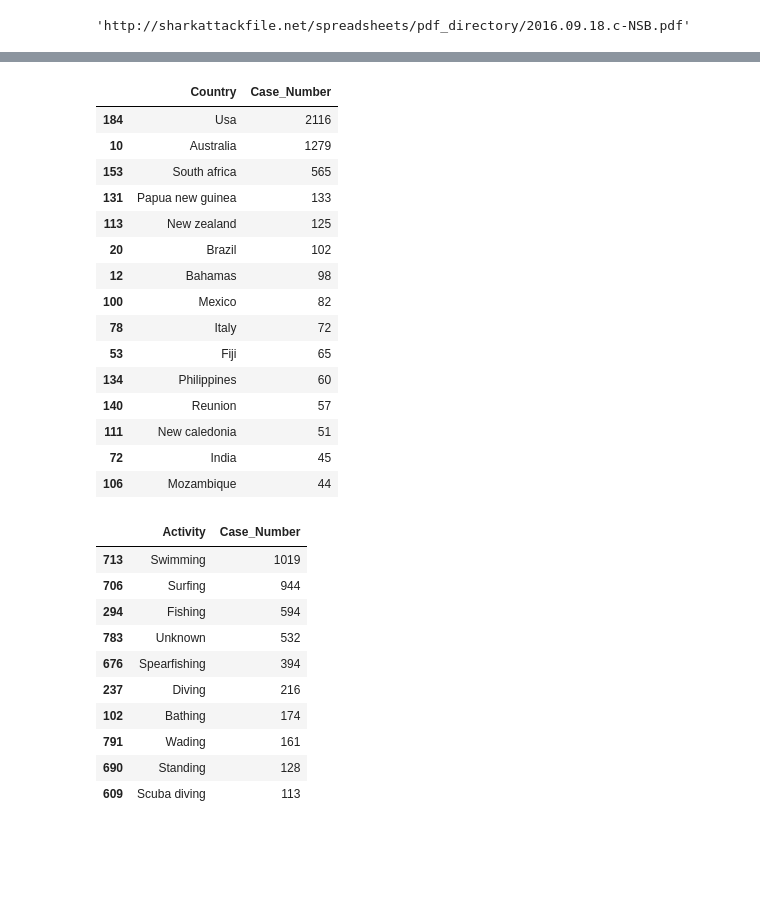
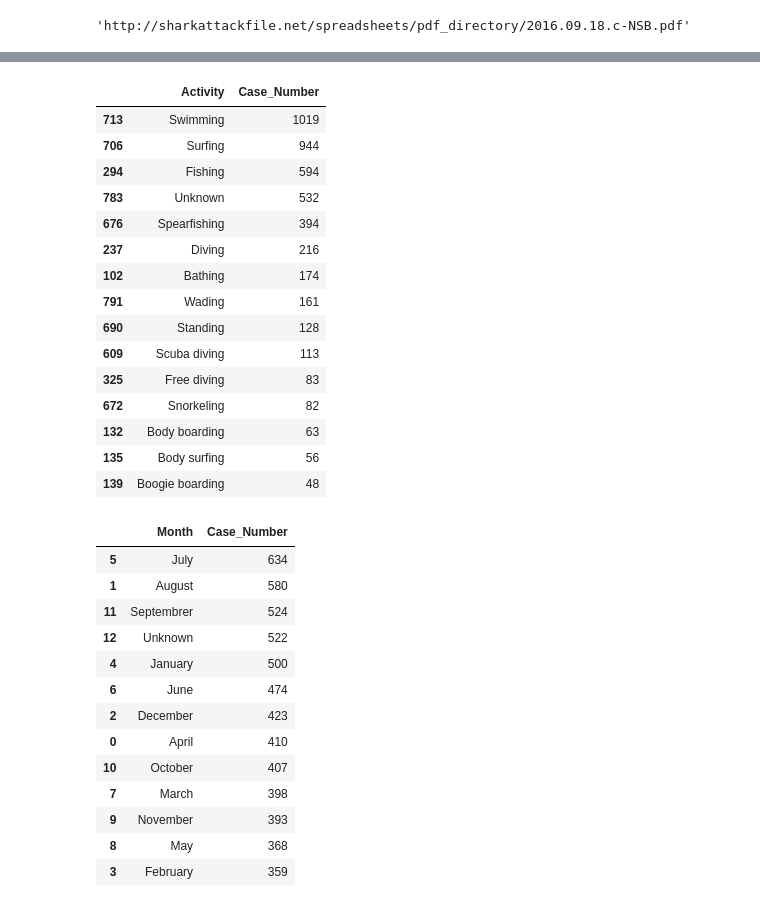
Before and after one commit to ta-datapt-bcn/project-pandas, a Jupyter notebook: project.ipynb, the cells around one changed output, grey strips where cells are left out. Drawn from its saved outputs; the diff is of its cells as text; code cells hidden in the pictures; blank space fills up the shorter version.

```diff
--- a/project.ipynb
+++ b/project.ipynb
@@ -88,7 +96,7 @@ asi que cambiamos el dtype de la columna Year y original order para tenerlo
 todo en texto y poder manipular/comparar mejor'''
 
 df['Year']=df['Year'].apply(str)
-df['Original_order']=df['Original_Order'].apply(str)
+df['Original_Order']=df['Original_Order'].apply(str)
 # %%
 '''Mirar columnas Species y Injury,
 ya que parecen dos columnas de campo abierto con lo que dificilmente seran utiles'''
@@ -107,8 +117,8 @@ df['href formula'][0]
 # %%
 '''Eliminamos aquellas columnas repetidas o que creemos que no van a tener sentido utilizar para nuestro analisis'''
 
-drop_list = ['pdf', 'href formula',
-       'Case Number.1', 'Case Number.2','Original_Order','Species','Injury']
+drop_list = ['pdf', 'href formula','Case Number.1',
+             'Case Number.2','Original_Order','Species','Injury','Investigator_or_Source','Name']
 # %%
 df=df.drop(drop_list,axis=1)
 # %%
@@ -179,6 +194,8 @@ columns=['Sex']
 for column in columns:
     df[column] = df[column].str.replace("M ","M")
     df[column] = df[column].str.replace(".","Unknown")
+    df[column] = df[column].str.replace("Lli","Unknown")
+    df[column] = df[column].str.replace("N","Unknown")
     df[column] = df[column].str.capitalize()
 
 pd.value_counts(df['Sex'])
@@ -383,0 +394,3 @@ Name: Age, Length: 81, dtype: int64
+# %%
+df=df.rename(columns={"Hour2": "Time_Day"})
+df.columns
@@ -384,35 +424,38 @@ Name: Age, Length: 81, dtype: int64
 # %%
-countries = df.groupby('Country', as_index=False)['Case_Number'].count()
-countries.sort_values(by=['Case_Number'], ascending=False).head(15)
+Activity = df.groupby('Activity', as_index=False)['Case_Number'].count()
+Activity.sort_values(by=['Case_Number'], ascending=False).head(15)
 # %% [output]
-|  | Country | Case_Number |
-| 184 | Usa | 2116 |
-| 10 | Australia | 1279 |
-| 153 | South africa | 565 |
-| 131 | Papua new guinea | 133 |
-| 113 | New zealand | 125 |
-| 20 | Brazil | 102 |
-| 12 | Bahamas | 98 |
-| 100 | Mexico | 82 |
-| 78 | Italy | 72 |
-| 53 | Fiji | 65 |
-| 134 | Philippines | 60 |
-| 140 | Reunion | 57 |
-| 111 | New caledonia | 51 |
-| 72 | India | 45 |
-| 106 | Mozambique | 44 |
+|  | Activity | Case_Number |
+| 713 | Swimming | 1019 |
+| 706 | Surfing | 944 |
+| 294 | Fishing | 594 |
+| 783 | Unknown | 532 |
+| 676 | Spearfishing | 394 |
+| 237 | Diving | 216 |
+| 102 | Bathing | 174 |
+| 791 | Wading | 161 |
+| 690 | Standing | 128 |
+| 609 | Scuba diving | 113 |
+| 325 | Free diving | 83 |
+| 672 | Snorkeling | 82 |
+| 132 | Body boarding | 63 |
+| 135 | Body surfing | 56 |
+| 139 | Boogie boarding | 48 |
 # %%
-Activity = df.groupby('Activity', as_index=False)['Case_Number'].count()
-Activity.sort_values(by=['Case_Number'], ascending=False).head(10)
+Month = df.groupby('Month', as_index=False)['Case_Number'].count()
+Month.sort_values(by=['Case_Number'], ascending=False).head(13)
 # %% [output]
-|  | Activity | Case_Number |
-| 713 | Swimming | 1019 |
-| 706 | Surfing | 944 |
-| 294 | Fishing | 594 |
-| 783 | Unknown | 532 |
-| 676 | Spearfishing | 394 |
-| 237 | Diving | 216 |
-| 102 | Bathing | 174 |
-| 791 | Wading | 161 |
-| 690 | Standing | 128 |
-| 609 | Scuba diving | 113 |
+|  | Month | Case_Number |
+| 5 | July | 634 |
+| 1 | August | 580 |
+| 11 | Septembrer | 524 |
+| 12 | Unknown | 522 |
+| 4 | January | 500 |
+| 6 | June | 474 |
+| 2 | December | 423 |
+| 0 | April | 410 |
+| 10 | October | 407 |
+| 7 | March | 398 |
+| 9 | November | 393 |
+| 8 | May | 368 |
+| 3 | February | 359 |
```
Also changed, not shown: parts of 33 cells of this notebook, 2 other files.
